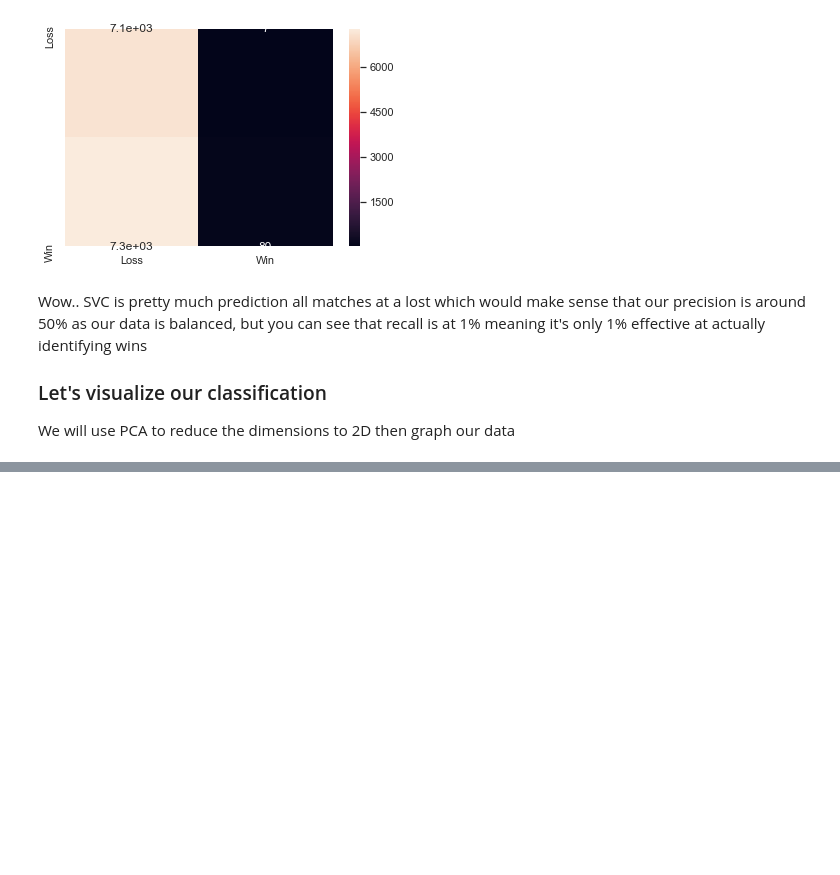
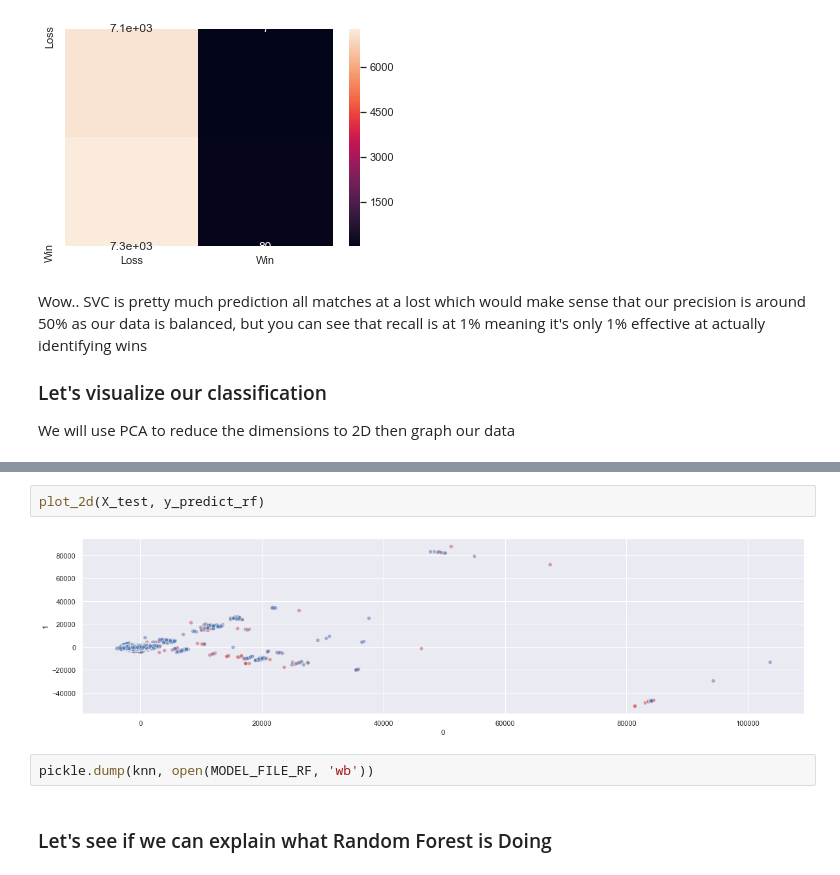
Before and after one commit to sv650s/atp-tennis-predictions, a Jupyter notebook: notebooks/5-atp_sklearn_classifier.ipynb, the cells around one changed output, grey strips where cells are left out. Saved outputs shown, nothing was run; the diff lists cells and outputs as text; blank space fills up the shorter version.

```diff
--- a/notebooks/5-atp_sklearn_classifier.ipynb
+++ b/notebooks/5-atp_sklearn_classifier.ipynb
@@ -213,0 +221,8 @@ Reshape your data either using array.reshape(-1, 1) if your data has a single fe
+# %%
+plot_2d(X_test, y_predict_rf)
+# %% [output]
+[figure, added]
+# %%
+pickle.dump(knn, open(MODEL_FILE_RF, 'wb'))
+# %% [markdown]
+### Let's see if we can explain what Random Forest is Doing
```
Also changed, not shown: parts of 41 cells of this notebook, 9 other files.
